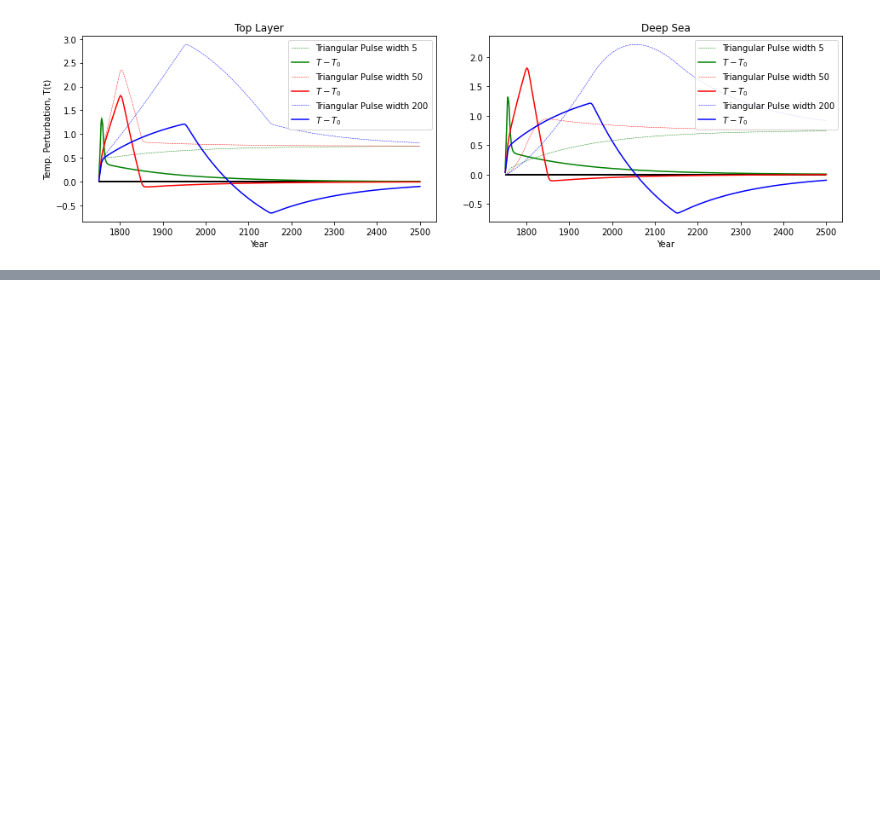
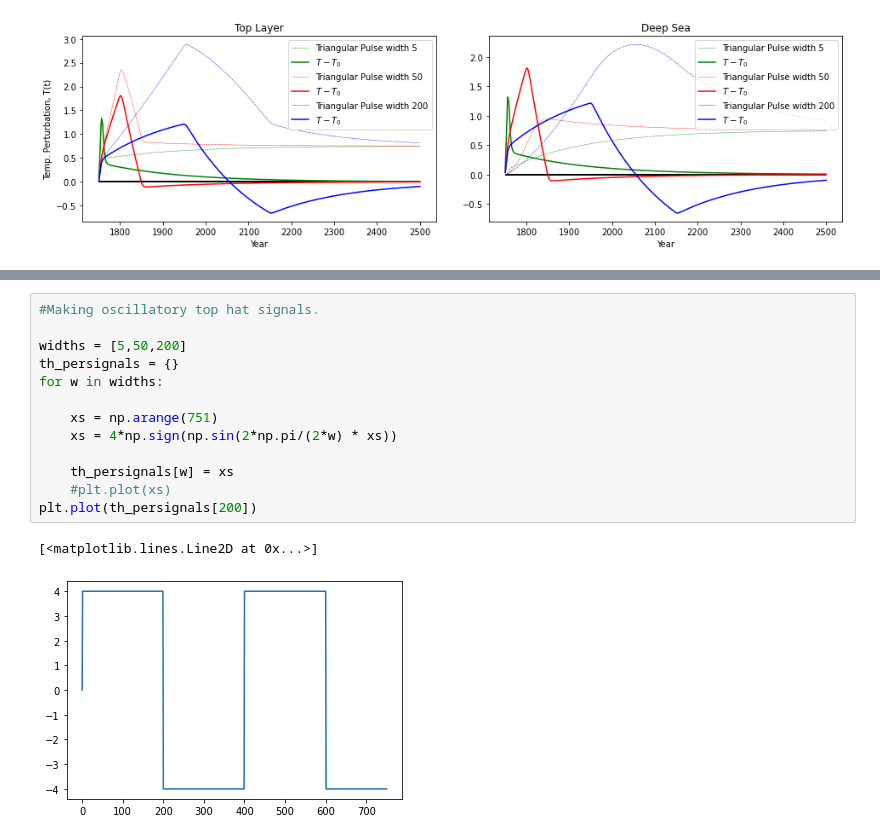
Before and after one commit to francesmcginley/ar6, a Jupyter notebook: Exploration/W6TimeLag.ipynb, the cells around one changed output, grey strips where cells are left out. Drawn from its saved outputs; the diff is of its cells as text; blank space fills up the shorter version.

Commit message:
Added oscillatory th and triangular forcing

```diff
--- a/Exploration/W6TimeLag.ipynb
+++ b/Exploration/W6TimeLag.ipynb
@@ -378,0 +385,16 @@ for subpl in axs:
+# %%
+#Making oscillatory top hat signals.
+
+widths = [5,50,200]
+th_persignals = {}
+for w in widths:
+
+    xs = np.arange(751)
+    xs = 4*np.sign(np.sin(2*np.pi/(2*w) * xs))
+
+    th_persignals[w] = xs
+    #plt.plot(xs)
+plt.plot(th_persignals[200])
+# %% [output]
+[<matplotlib.lines.Line2D at 0x...>]
+[figure, added]
```
Also changed, not shown: parts of 21 cells of this notebook.
